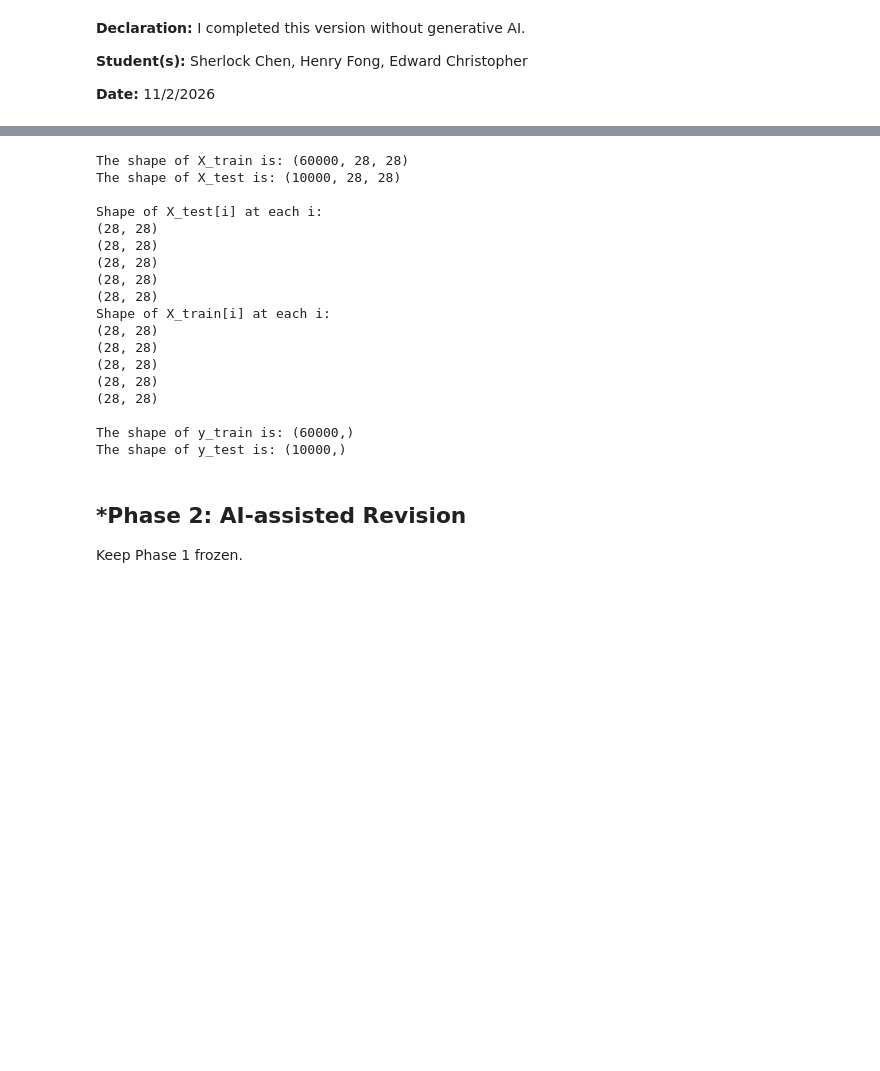
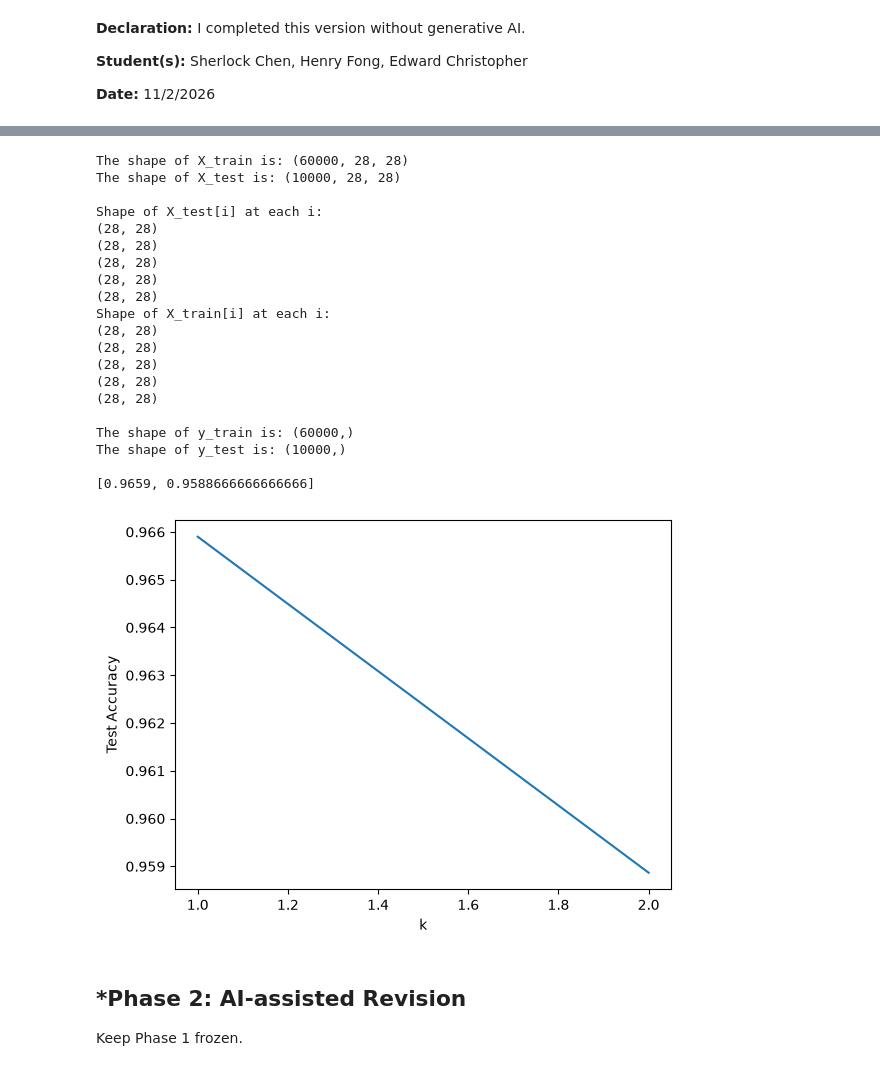
Before and after one commit to cjulianan/L01-cv, a Jupyter notebook: notebook.ipynb, the cells around one changed output, grey strips where cells are left out. Cells and saved outputs as stored; diff of their text form; code cells hidden in the pictures; blank space fills up the shorter version.

```diff
--- a/notebook.ipynb
+++ b/notebook.ipynb
@@ -45,6 +45,13 @@ notebook before beginning Phase 2.
 **Date:** 11/2/2026
 # %%
 # Your Phase 1 solution to the problem goes here.
+from sklearn.model_selection import train_test_split
+from sklearn.preprocessing import MinMaxScaler
+from sklearn.neighbors import KNeighborsClassifier
+from sklearn.metrics import accuracy_score
+from sklearn.metrics import confusion_matrix
+from sklearn.metrics import ConfusionMatrixDisplay
+
 
 # Question 1
 import pickle
@@ -101,6 +108,22 @@ for i in range(n):
 X_test_reshaped = np.array(X_test_list).reshape(n, 784)
 
 # Question 4
+
+i_values = range(1, 3)
+accuracies = []
+for i in i_values:
+    x_train_split, x_test_split, y_train_split, y_test_split = train_test_split(X_train_reshaped, y_train, test_size=0.5, stratify=y_train, random_state=42)
+    knn = KNeighborsClassifier(n_neighbors=i)
+    knn.fit(x_train_split, y_train_split)
+    target_predicted = knn.predict(x_test_split)
+    n = accuracy_score(y_test_split, target_predicted)
+    accuracies.append(n)
+print(accuracies)
+
+plt.plot(i_values, accuracies)
+plt.xlabel("k")
+plt.ylabel("Test Accuracy")
+plt.show()
 # %% [output]
 7
 
@@ -183,33 +206,36 @@ X_test_reshaped = np.array(X_test_list).reshape(n, 784)
  [  0   0   0   0   0   0   0   0   0   0   0   0   0   0   0   0   0   0   0   0   0   0   0   0   0   0   0   0]
  [  0   0   0   0   0   0   0   0   0   0  50 224   0   0   0   0   0   0   0  70  29   0   0   0   0   0   0   0]
  [  0   0   0   0   0   0   0   0   0   0 121 231   0   0   0   0   0   0   0 148 168   0   0   0   0   0   0   0]
  [  0   0   0   0   0   0   0   0   0   4 195 231   0   0   0   0   0   0   0  96 210  11   0   0   0   0   0   0]
  [  0   0   0   0   0   0   0   0   0  69 252 134   0   0   0   0   0   0   0 114 252  21   0   0   0   0   0   0]
  [  0   0   0   0   0   0   0   0  45 236 217  12   0   0   0   0   0   0   0 192 252  21   0   0   0   0   0   0]
 ... (14 lines left out)
  [  0   0   0   0   0   0   0   0   0   0   0   0   0   0   0   0 179  66   0   0   0   0   0   0   0   0   0   0]
  [  0   0   0   0   0   0   0   0   0   0   0   0   0   0   0   0   0   0   0   0   0   0   0   0   0   0   0   0]
  [  0   0   0   0   0   0   0   0   0   0   0   0   0   0   0   0   0   0   0   0   0   0   0   0   0   0   0   0]
  [  0   0   0   0   0   0   0   0   0   0   0   0   0   0   0   0   0   0   0   0   0   0   0   0   0   0   0   0]]
 [figure]
 The shape of X_train is: (60000, 28, 28)
 The shape of X_test is: (10000, 28, 28)
 
 Shape of X_test[i] at each i:
 (28, 28)
 (28, 28)
 (28, 28)
 (28, 28)
 (28, 28)
 Shape of X_train[i] at each i:
 (28, 28)
 (28, 28)
 (28, 28)
 (28, 28)
 (28, 28)
 
 The shape of y_train is: (60000,)
 The shape of y_test is: (10000,)
+
+[0.9659, 0.9588666666666666]
+[figure, added]
 # %% [markdown]
 ## *Phase 2: AI-assisted Revision
 Keep Phase 1 frozen.
```
